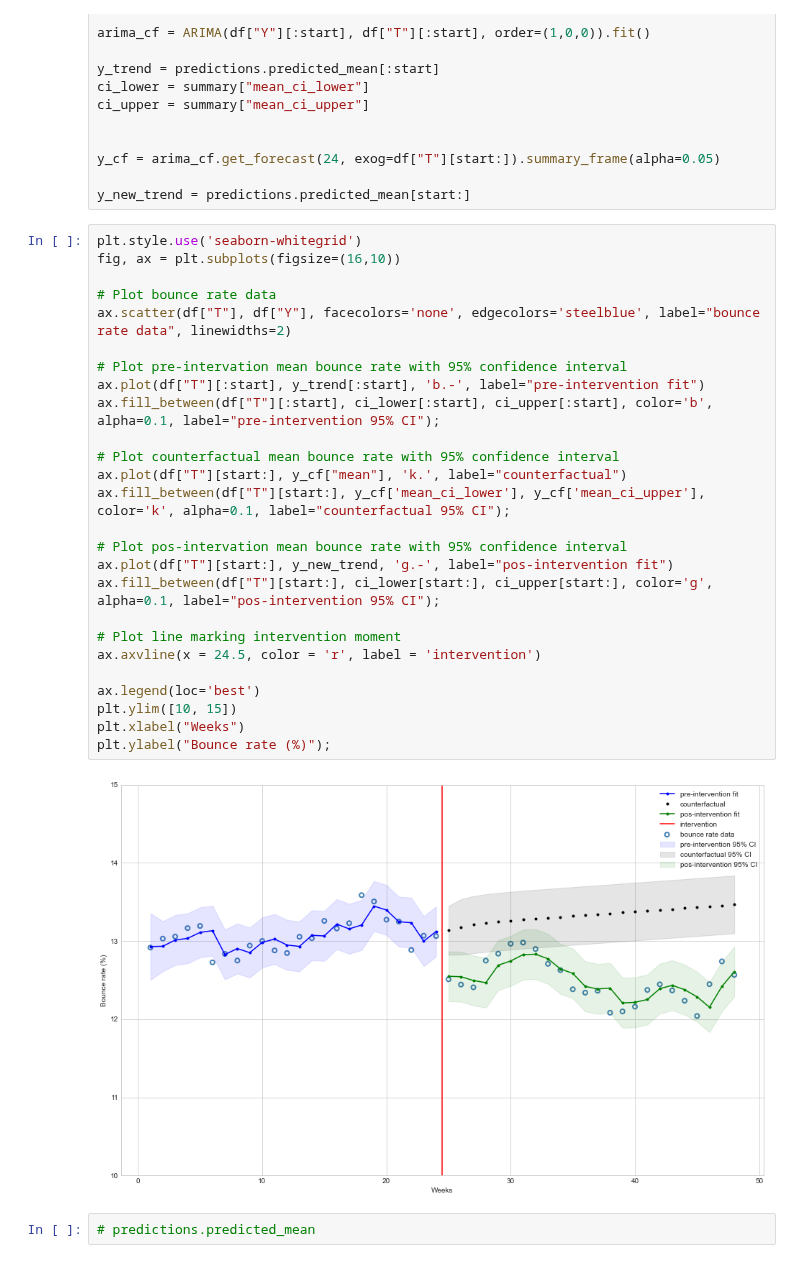
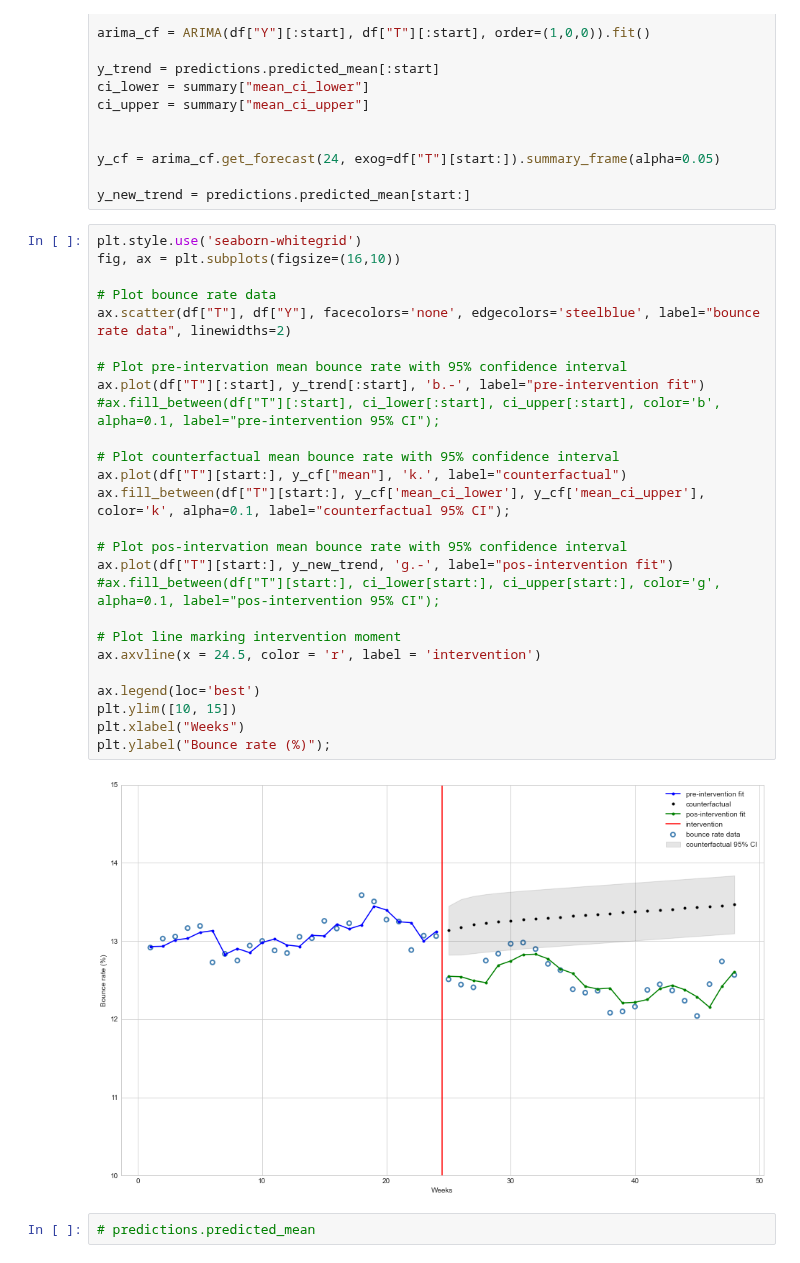
Before and after one commit to xboard/xboard.github.io, a Jupyter notebook: assets/data/its/ITS in python3.ipynb, the cells around one changed output. Cells and saved outputs as stored; diff of their text form.

```diff
--- a/assets/data/its/ITS in python3.ipynb
+++ b/assets/data/its/ITS in python3.ipynb
@@ -275,31 +299,31 @@ y_new_trend = predictions.predicted_mean[start:]
 # %%
 plt.style.use('seaborn-whitegrid')
 fig, ax = plt.subplots(figsize=(16,10))
 
 # Plot bounce rate data
 ax.scatter(df["T"], df["Y"], facecolors='none', edgecolors='steelblue', label="bounce rate data", linewidths=2)
 
 # Plot pre-intervation mean bounce rate with 95% confidence interval
 ax.plot(df["T"][:start], y_trend[:start], 'b.-', label="pre-intervention fit")
-ax.fill_between(df["T"][:start], ci_lower[:start], ci_upper[:start], color='b', alpha=0.1, label="pre-intervention 95% CI");
+#ax.fill_between(df["T"][:start], ci_lower[:start], ci_upper[:start], color='b', alpha=0.1, label="pre-intervention 95% CI");
 
 # Plot counterfactual mean bounce rate with 95% confidence interval
 ax.plot(df["T"][start:], y_cf["mean"], 'k.', label="counterfactual")
 ax.fill_between(df["T"][start:], y_cf['mean_ci_lower'], y_cf['mean_ci_upper'], color='k', alpha=0.1, label="counterfactual 95% CI");
 
 # Plot pos-intervation mean bounce rate with 95% confidence interval
 ax.plot(df["T"][start:], y_new_trend, 'g.-', label="pos-intervention fit")
-ax.fill_between(df["T"][start:], ci_lower[start:], ci_upper[start:], color='g', alpha=0.1, label="pos-intervention 95% CI");
+#ax.fill_between(df["T"][start:], ci_lower[start:], ci_upper[start:], color='g', alpha=0.1, label="pos-intervention 95% CI");
 
 # Plot line marking intervention moment
 ax.axvline(x = 24.5, color = 'r', label = 'intervention')
 
 ax.legend(loc='best')
 plt.ylim([10, 15])
 plt.xlabel("Weeks")
 plt.ylabel("Bounce rate (%)");
 # %% [output]
-[figure, old version]
+[figure, new version]
 # %%
 # predictions.predicted_mean
 # %%
```
Also changed, not shown: parts of 5 cells of this notebook, 5 other files.
